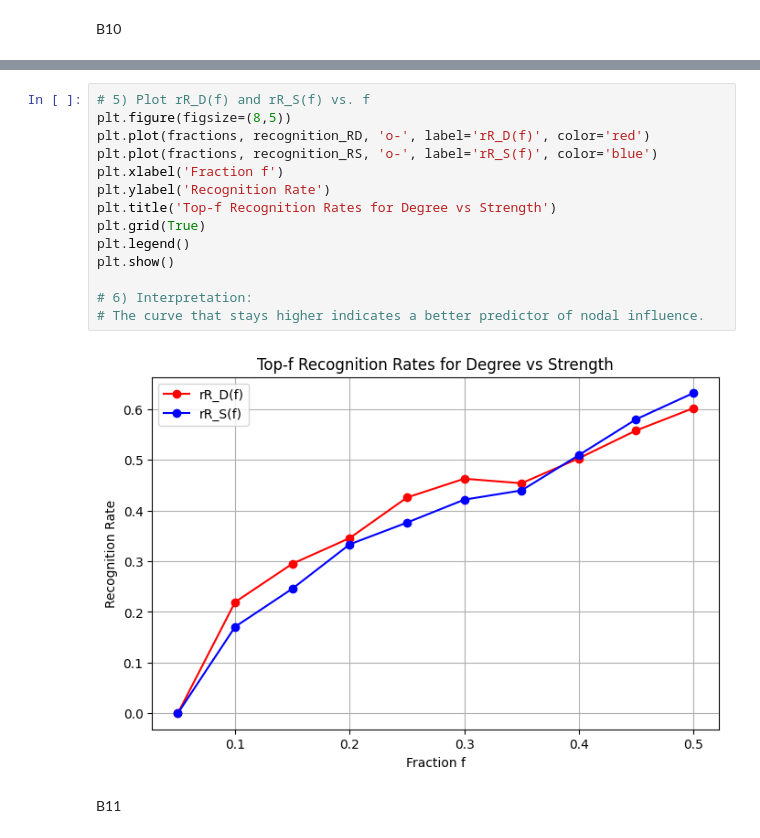
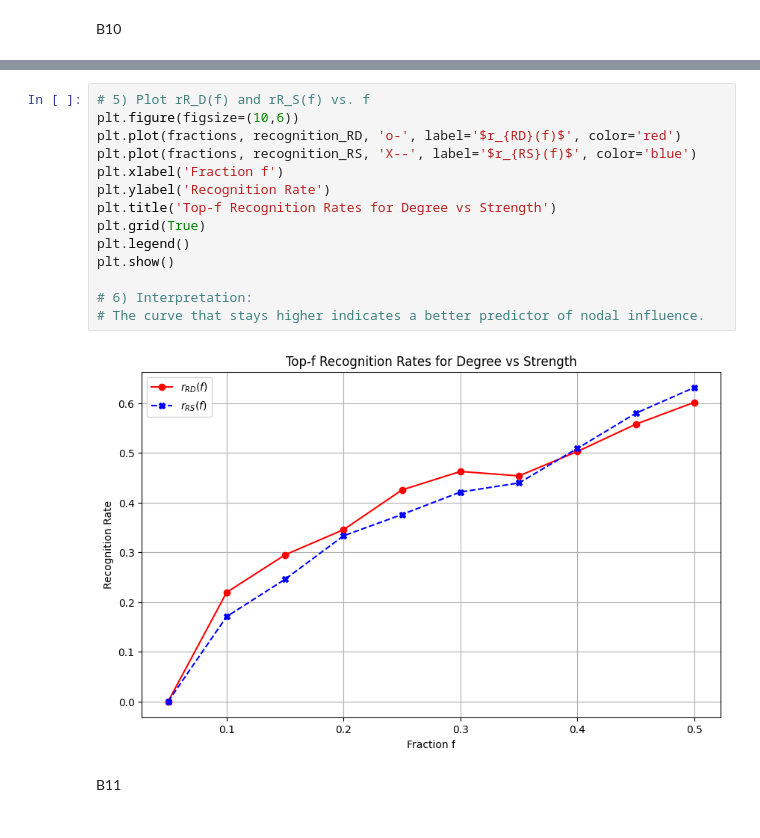
Before and after one commit to Tim-Albers/ComplexNetworks, a Jupyter notebook: Notebooks/Tim_Notebook.ipynb, the cells around one changed output, grey strips where cells are left out. Cells and saved outputs as stored; diff of their text form.

```diff
--- a/Notebooks/Tim_Notebook.ipynb
+++ b/Notebooks/Tim_Notebook.ipynb
@@ -360,20 +354,20 @@ S: [9 15 90 79 12 74 146 148 19 86 94 330 275 276 82 37 171 137 217 273 69 222 1
 R: [17 34 35 36 40 44 43 42 46 47 48 45 49 55 52 53 65 61 59 54 57 60 58 69 66 26 28 7 3 2 31 30 12 13 10 11 14 6 9 19 27 20 18 25 24 23 22 21 15 8 16 76 74 73 72 77 81 38 39 62 75 70 56 71 96 41 103  ...
 # %%
 # 5) Plot rR_D(f) and rR_S(f) vs. f
-plt.figure(figsize=(8,5))
-plt.plot(fractions, recognition_RD, 'o-', label='rR_D(f)', color='red')
-plt.plot(fractions, recognition_RS, 'o-', label='rR_S(f)', color='blue')
+plt.figure(figsize=(10,6))
+plt.plot(fractions, recognition_RD, 'o-', label='$r_{RD}(f)$', color='red')
+plt.plot(fractions, recognition_RS, 'X--', label='$r_{RS}(f)$', color='blue')
 plt.xlabel('Fraction f')
 plt.ylabel('Recognition Rate')
 plt.title('Top-f Recognition Rates for Degree vs Strength')
 plt.grid(True)
 plt.legend()
 plt.show()
 
 # 6) Interpretation:
 # The curve that stays higher indicates a better predictor of nodal influence.
 # %% [output]
-[figure, old version]
+[figure, new version]
 # %% [markdown]
 B11
 # %%
```
Also changed, not shown: parts of 2 cells of this notebook.
